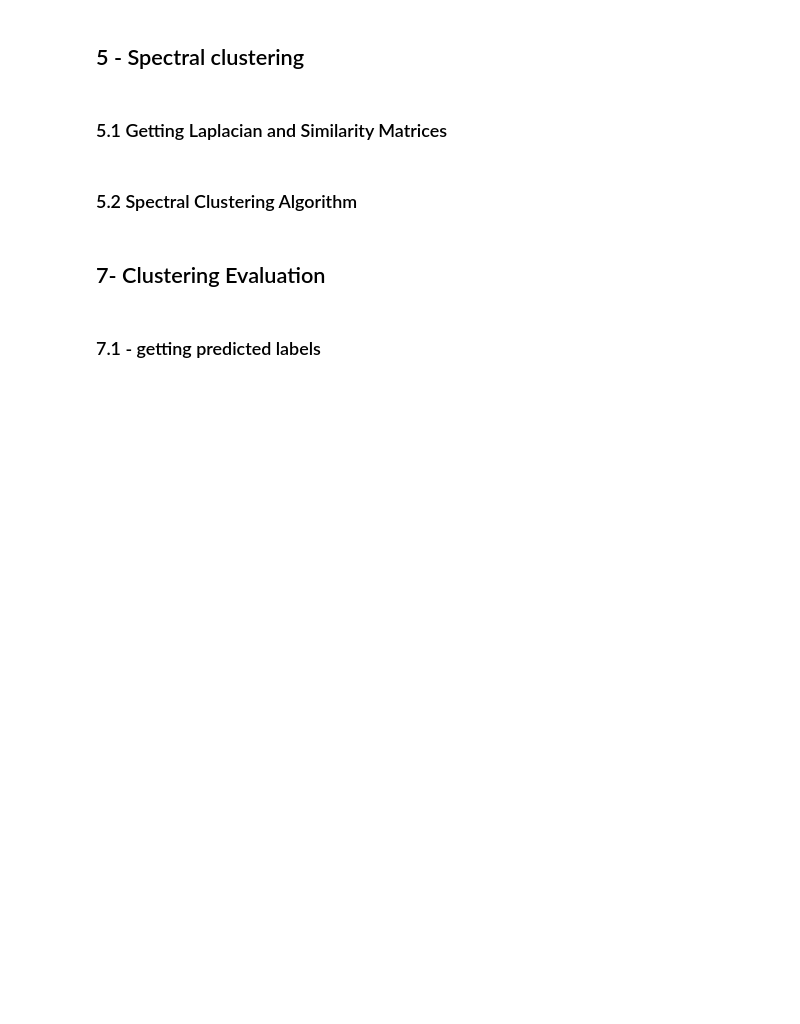
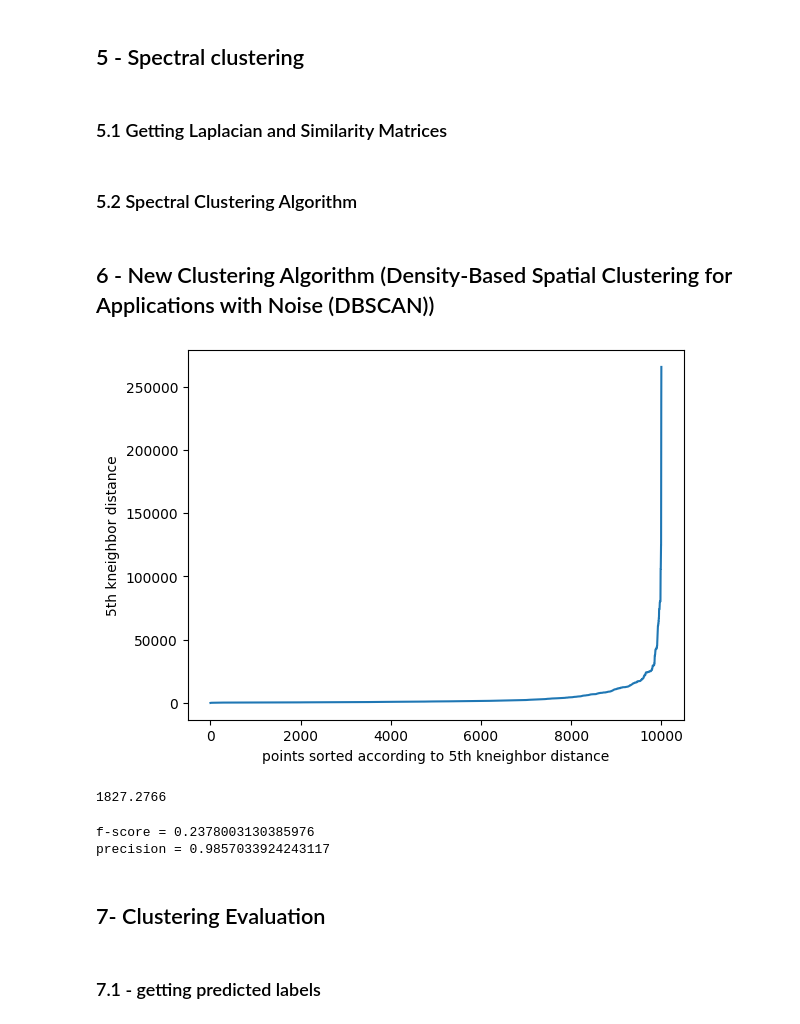
Before and after one commit to Basel-byte/Network-Anomaly-Detection, a Jupyter notebook: Pr_Assignment_2.ipynb, the cells around one changed output. Drawn from its saved outputs; the diff is of its cells as text; code cells hidden in the pictures; blank space fills up the shorter version.

```diff
--- a/Pr_Assignment_2.ipynb
+++ b/Pr_Assignment_2.ipynb
@@ -65,7 +67,7 @@ from sklearn.cluster import KMeans
 <a name="3.1"></a>
 #### Reading columns' names
 # %%
-DATASET_COLUMNS_FILE = "/content/drive/MyDrive/kddcup1999_columns.txt"
+DATASET_COLUMNS_FILE = "/home/elsaber/pr assign/cluster/kddcup1999_columns.txt"
 column_types =[]
 
 with open(DATASET_COLUMNS_FILE, 'r') as file:
@@ -80,7 +82,7 @@ del column_labels
 <a name="3.2"></a>
 #### Reading the training dataset
 # %%
-data = pd.read_csv("/content/drive/MyDrive/kddcup.data", header=None)
+data = pd.read_csv("/home/elsaber/pr assign/cluster/kddcup.data.corrected", header=None)
 data.columns = column_types
 # %% [markdown]
 <a name="3.3"></a>
@@ -495,3 +480,6 @@ def spectral_clustering(data_no_label, k = 3):
   kmeans.fit(eigenvectors)
   return kmeans.labels_
   # return Kmeans(eigenvectors, k)
+# %% [markdown]
+<a name="6"></a>
+## 6 - New Clustering Algorithm (Density-Based Spatial Clustering for Applications with Noise (DBSCAN))
@@ -497,0 +518,41 @@ def spectral_clustering(data_no_label, k = 3):
+# %%
+slice = 10000
+data = np.array(data_without_labels[:slice])
+distances = pairwise_distances(data)
+k_nearest_distances = distances[:, 4]
+k_nearest_distances = np.sort(k_nearest_distances)
+x = np.arange(0, slice);
+plt.plot(x, k_nearest_distances)
+plt.xlabel("points sorted according to 5th kneighbor distance")
+plt.ylabel("5th kneighbor distance")
+plt.show()
+np.average(k_nearest_distances[:9000])
+# %% [output]
+[figure, added]
+1827.2766
+# %%
+
+
+labels_m = train_test_split(labels, train_size=0.0015, random_state=42, stratify=labels)[0]
+data_m = train_test_split(data_without_labels, train_size=0.0015, random_state=42, stratify=labels)[0]
+labels_m, dict = convert_string_to_numeric(pd.DataFrame(labels_m))
+labels_m = labels_m.values
+labels_m = labels_m.reshape(labels_m.size)
+counts = np.unique(labels_m, return_counts=True)[1]
+dict = {value: key for key, value in dict.items()}
+pred_labels = DBSCAN(np.array(data_m), epsilon=100, min_points=5)
+dBSC = []
+precision,_ = measure_precision(labels_m, pred_labels, dict)
+recall = measure_recall(labels_m, pred_labels, counts)
+f = measure_f1(labels_m, pred_labels, counts)
+entropy = measure_entropy(labels_m, pred_labels);
+dBSC.append(precision)
+dBSC.append(recall)
+dBSC.append(f)
+dBSC.append(entropy)
+result["DBSCAN"] = dBSC
+print("f-score =", f)
+print("precision =",precision)
+# %% [output]
+f-score = 0.2378003130385976
+precision = 0.9857033924243117
```
Also changed, not shown: parts of 30 cells of this notebook.
